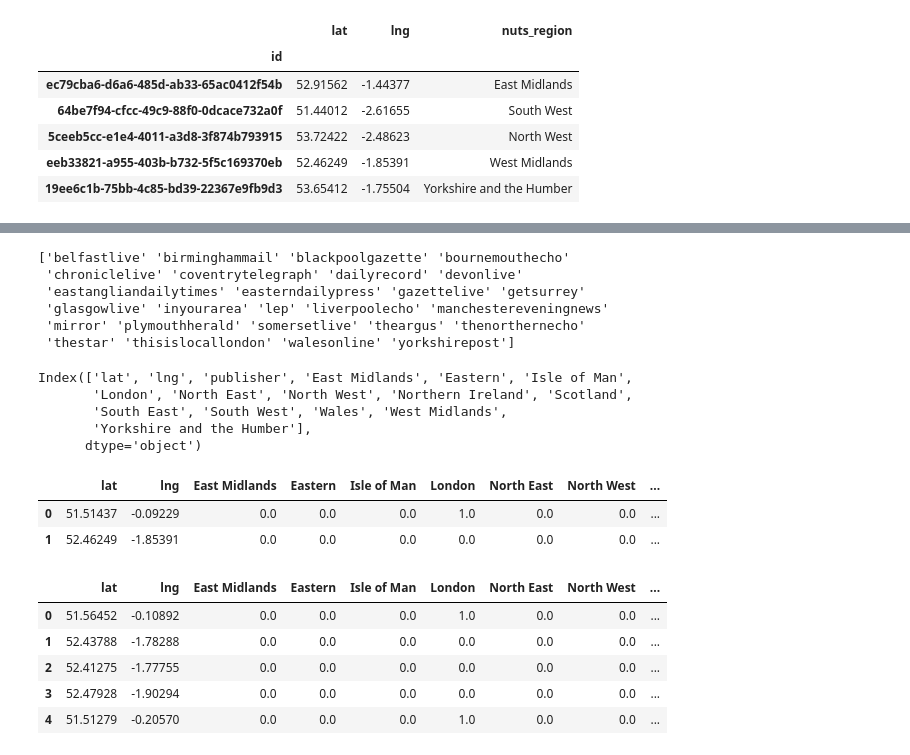
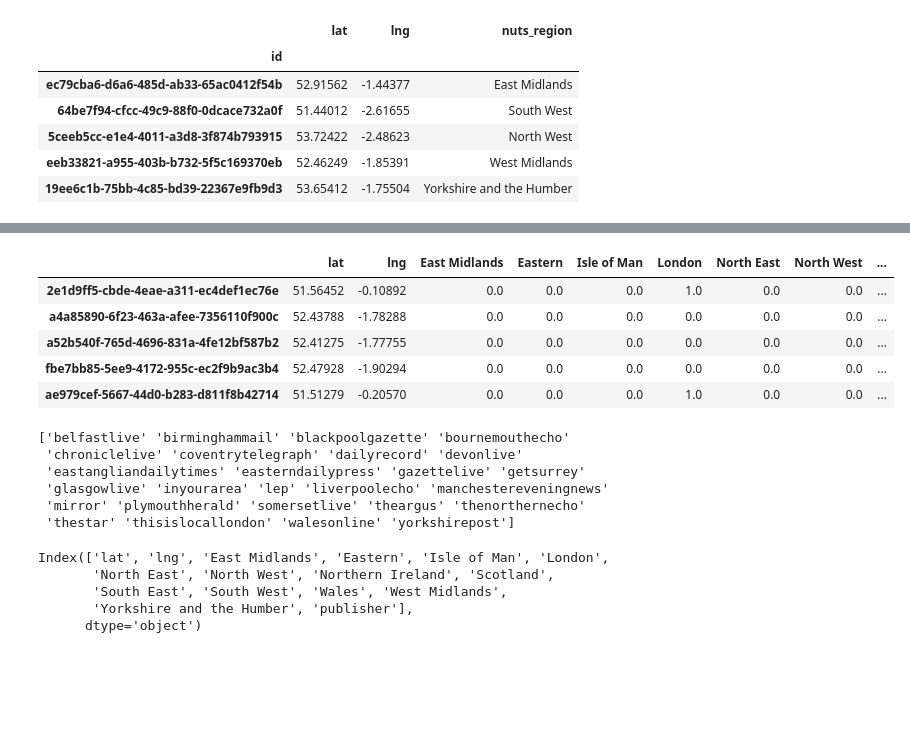
Before and after one commit to ndilsou/location-filter, a Jupyter notebook: notebooks/modelling.ipynb, the cells around one changed output, grey strips where cells are left out. Drawn from its saved outputs; the diff is of its cells as text; code cells hidden in the pictures; blank space fills up the shorter version.

Commit message:
cleaning notebooks.

```diff
--- a/notebooks/modelling.ipynb
+++ b/notebooks/modelling.ipynb
@@ -71,21 +66,24 @@ locations.head()
 | eeb33821-a955-403b-b732-5f5c169370eb | 52.46249 | -1.85391 | West Midlands |
 | 19ee6c1b-75bb-4c85-bd39-22367e9fb9d3 | 53.65412 | -1.75504 | Yorkshire and the Humber |
 # %%
-locations = get_dummies(locations, "nuts_region")
+locations = utils.get_dummies(locations, "nuts_region")
 # %%
-pub_feature_set = []
-#columns = ["publisher", "lat", "lng", "origin_type", "name", "nuts_region", "local_government_area", "id"]
-publishers = []
-for article in raw_articles:
-    for annotation in article["annotation_uri"]:
-        if annotation in uri_index.keys():
-            locs = uri_index[annotation]["locations"]
-            for loc in locs:
-                publishers.append(utils.clean_publisher(article["publisher"]))
-                pub_feature_set.append(locations.loc[loc["id"], :])
-pub_feature_set = pd.DataFrame(pub_feature_set)
-pub_feature_set["publisher"] = publishers
+def form_feature_set(raw_articles, uri_index):
+    pub_feature_set = []
+    publishers = []
+    for article in raw_articles:
+        for annotation in article["annotation_uri"]:
+            if annotation in uri_index.keys():
+                locs = uri_index[annotation]["locations"]
+                for loc in locs:
+                    publishers.append(utils.clean_publisher(article["publisher"]))
+                    pub_feature_set.append(locations.loc[loc["id"], :])
+
+    pub_feature_set = pd.DataFrame(pub_feature_set)
+    pub_feature_set["publisher"] = publishers
+    return pub_feature_set
 # %%
+pub_feature_set = form_feature_set(raw_articles, uri_index)
 pub_feature_set.head(2)
 # %% [output]
 |  | lat | lng | East Midlands | Eastern | Isle of Man | London | North East | North West | ... |
@@ -98,2 +94,11 @@ pub_feature_set.head(2)
+# %%
+pub_feature_set[pub_feature_set["publisher"] == "birminghammail"].head()
+# %% [output]
+|  | lat | lng | East Midlands | Eastern | Isle of Man | London | North East | North West | ... |
+| 2e1d9ff5-cbde-4eae-a311-ec4def1ec76e | 51.56452 | -0.10892 | 0.0 | 0.0 | 0.0 | 1.0 | 0.0 | 0.0 | ... |
+| a4a85890-6f23-463a-afee-7356110f900c | 52.43788 | -1.78288 | 0.0 | 0.0 | 0.0 | 0.0 | 0.0 | 0.0 | ... |
+| a52b540f-765d-4696-831a-4fe12bf587b2 | 52.41275 | -1.77755 | 0.0 | 0.0 | 0.0 | 0.0 | 0.0 | 0.0 | ... |
+| fbe7bb85-5ee9-4172-955c-ec2f9b9ac3b4 | 52.47928 | -1.90294 | 0.0 | 0.0 | 0.0 | 0.0 | 0.0 | 0.0 | ... |
+| ae979cef-5667-44d0-b283-d811f8b42714 | 51.51279 | -0.20570 | 0.0 | 0.0 | 0.0 | 1.0 | 0.0 | 0.0 | ... |
 # %%
 n = 100
@@ -109,17 +114,11 @@ print(large_publishers)
  'mirror' 'plymouthherald' 'somersetlive' 'theargus' 'thenorthernecho'
  'thestar' 'thisislocallondon' 'walesonline' 'yorkshirepost']
 # %%
-clean_features_set.columns
+pub_feature_set.columns
 # %% [output]
-Index(['lat', 'lng', 'publisher', 'East Midlands', 'Eastern', 'Isle of Man',
-       'London', 'North East', 'North West', 'Northern Ireland', 'Scotland',
+Index(['lat', 'lng', 'East Midlands', 'Eastern', 'Isle of Man', 'London',
+       'North East', 'North West', 'Northern Ireland', 'Scotland',
        'South East', 'South West', 'Wales', 'West Midlands',
-       'Yorkshire and the Humber'],
+       'Yorkshire and the Humber', 'publisher'],
       dtype='object')
-# %%
-pub_feature_set.head(2)
-# %% [output]
-|  | lat | lng | East Midlands | Eastern | Isle of Man | London | North East | North West | ... |
-| 0 | 51.51437 | -0.09229 | 0.0 | 0.0 | 0.0 | 1.0 | 0.0 | 0.0 | ... |
-| 1 | 52.46249 | -1.85391 | 0.0 | 0.0 | 0.0 | 0.0 | 0.0 | 0.0 | ... |
 # %%
@@ -138,12 +139,3 @@ def form_sample(dataset, locations):
     sample = pd.concat((positive_sample, negative_sample))
     return sample
-# %%
-sample.head()
-# %% [output]
-|  | lat | lng | East Midlands | Eastern | Isle of Man | London | North East | North West | ... |
-| 0 | 51.56452 | -0.10892 | 0.0 | 0.0 | 0.0 | 1.0 | 0.0 | 0.0 | ... |
-| 1 | 52.43788 | -1.78288 | 0.0 | 0.0 | 0.0 | 0.0 | 0.0 | 0.0 | ... |
-| 2 | 52.41275 | -1.77755 | 0.0 | 0.0 | 0.0 | 0.0 | 0.0 | 0.0 | ... |
-| 3 | 52.47928 | -1.90294 | 0.0 | 0.0 | 0.0 | 0.0 | 0.0 | 0.0 | ... |
-| 4 | 51.51279 | -0.20570 | 0.0 | 0.0 | 0.0 | 1.0 | 0.0 | 0.0 | ... |
 # %%
```
Also changed, not shown: parts of 19 cells of this notebook, 1 other file.
